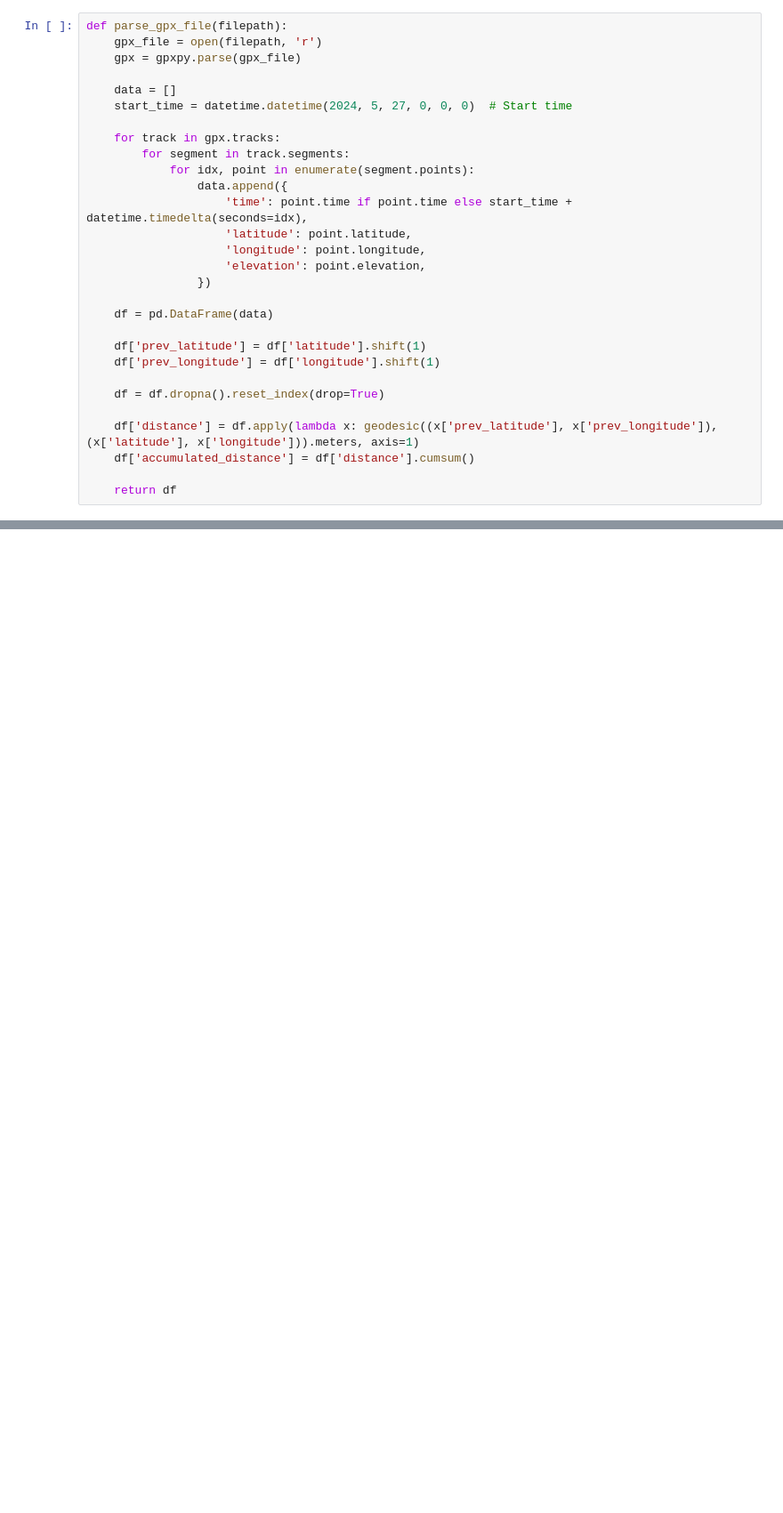
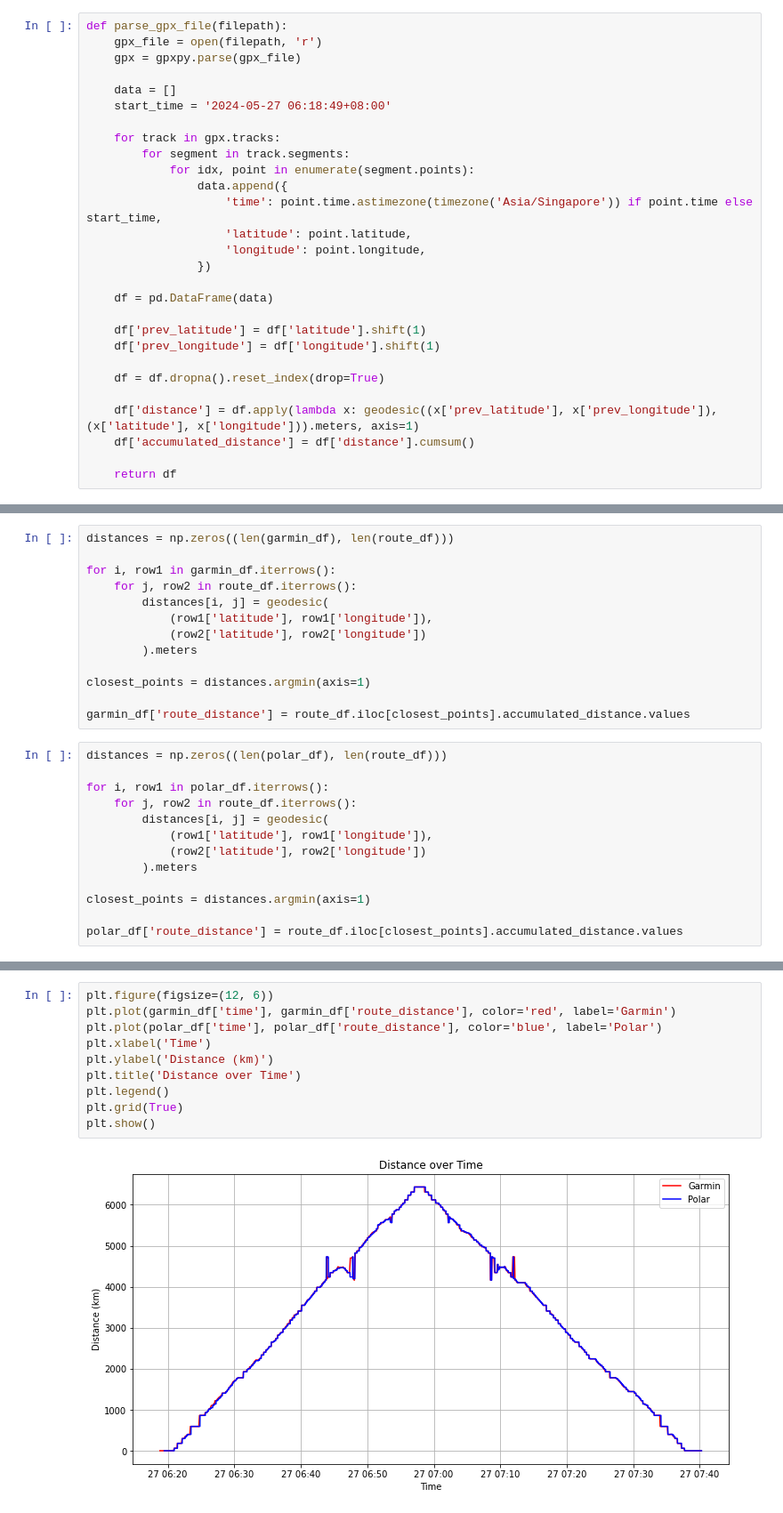
Before and after one commit to evgeniyarbatov/garmin-vs-polar, a Jupyter notebook: notebooks/Distance.ipynb, the cells around one changed output, grey strips where cells are left out. Shown at 89% size. Saved outputs shown, nothing was run; the diff lists cells and outputs as text; blank space fills up the shorter version.

Commit message:
No interesting difference on distance

```diff
--- a/notebooks/Distance.ipynb
+++ b/notebooks/Distance.ipynb
@@ -10,16 +14,15 @@ def parse_gpx_file(filepath):
     gpx = gpxpy.parse(gpx_file)
 
     data = []
-    start_time = datetime.datetime(2024, 5, 27, 0, 0, 0)  # Start time
+    start_time = '2024-05-27 06:18:49+08:00'
 
     for track in gpx.tracks:
         for segment in track.segments:
             for idx, point in enumerate(segment.points):
                 data.append({
-                    'time': point.time if point.time else start_time + datetime.timedelta(seconds=idx),
+                    'time': point.time.astimezone(timezone('Asia/Singapore')) if point.time else start_time,
                     'latitude': point.latitude,
                     'longitude': point.longitude,
-                    'elevation': point.elevation,
                 })
 
     df = pd.DataFrame(data)
@@ -43,0 +70,26 @@ garmin_df.head()
+# %%
+distances = np.zeros((len(garmin_df), len(route_df)))
+
+for i, row1 in garmin_df.iterrows():
+    for j, row2 in route_df.iterrows():
+        distances[i, j] = geodesic(
+            (row1['latitude'], row1['longitude']),
+            (row2['latitude'], row2['longitude'])
+        ).meters
+
+closest_points = distances.argmin(axis=1)
+
+garmin_df['route_distance'] = route_df.iloc[closest_points].accumulated_distance.values
+# %%
+distances = np.zeros((len(polar_df), len(route_df)))
+
+for i, row1 in polar_df.iterrows():
+    for j, row2 in route_df.iterrows():
+        distances[i, j] = geodesic(
+            (row1['latitude'], row1['longitude']),
+            (row2['latitude'], row2['longitude'])
+        ).meters
+
+closest_points = distances.argmin(axis=1)
+
+polar_df['route_distance'] = route_df.iloc[closest_points].accumulated_distance.values
@@ -43,0 +124,12 @@ garmin_df.head()
+# %%
+plt.figure(figsize=(12, 6))
+plt.plot(garmin_df['time'], garmin_df['route_distance'], color='red', label='Garmin')
+plt.plot(polar_df['time'], polar_df['route_distance'], color='blue', label='Polar')
+plt.xlabel('Time')
+plt.ylabel('Distance (km)')
+plt.title('Distance over Time')
+plt.legend()
+plt.grid(True)
+plt.show()
+# %% [output]
+[figure, added]
```
Also changed, not shown: parts of 7 cells of this notebook.
